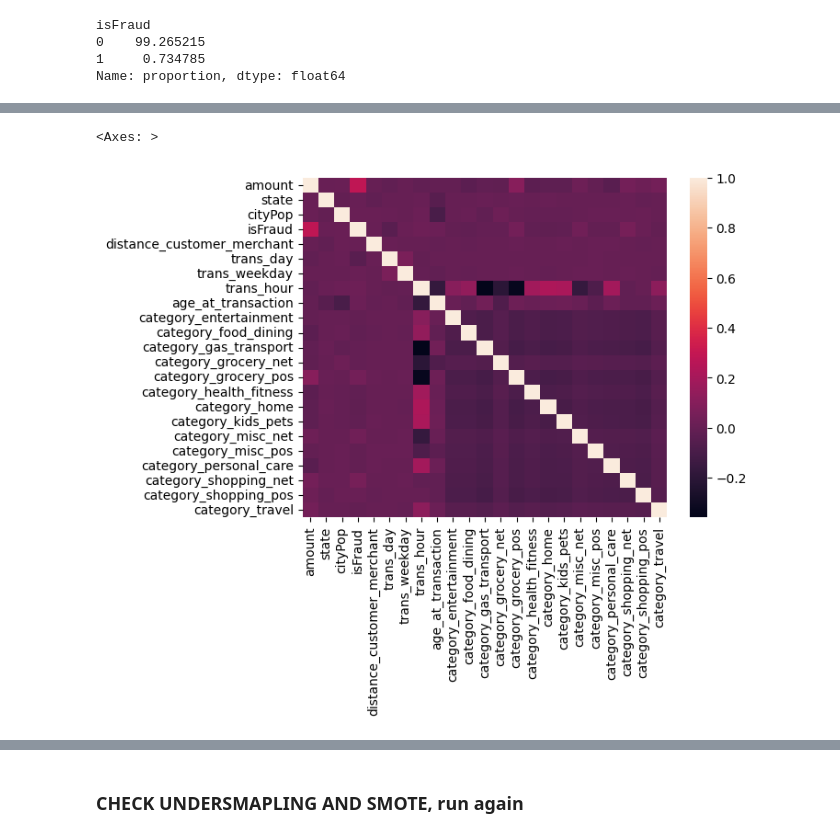
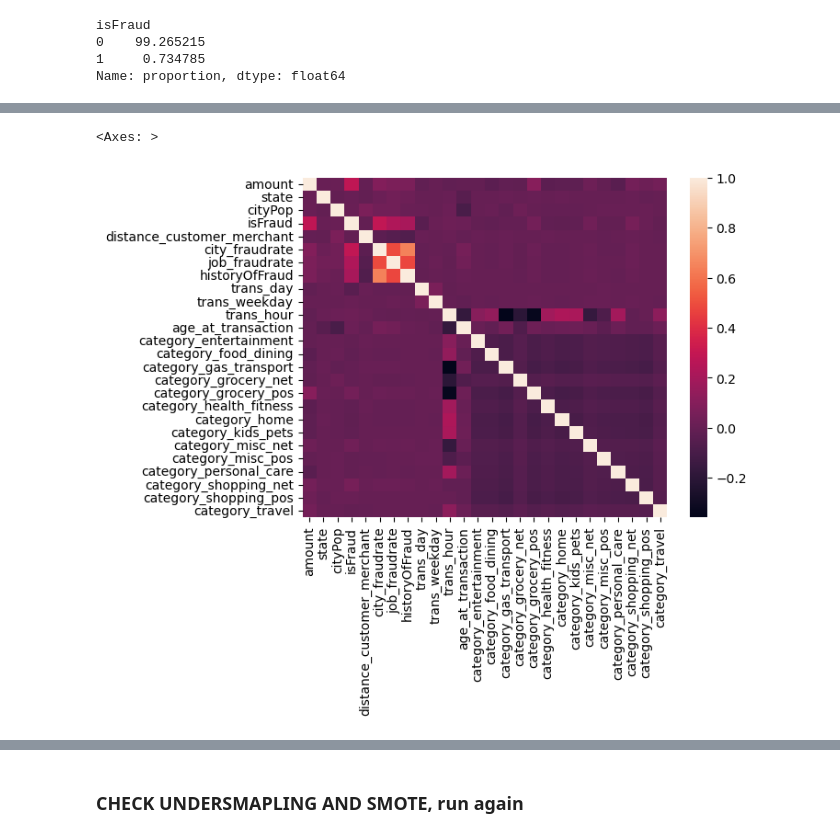
Before and after one commit to mlghammit/DataQuest-2024, a Jupyter notebook: data.ipynb, the cells around one changed output, grey strips where cells are left out. Cells and saved outputs as stored; diff of their text form; code cells hidden in the pictures.

```diff
--- a/data.ipynb
+++ b/data.ipynb
@@ -81,3 +166,5 @@ df.head(3)
+# %%
+df["historyOfFraud"] = df["historyOfFraud"].astype(int)
 # %% [markdown]
 ### Drop non-useful feautures
 # %%
@@ -215,16 +310,16 @@ trans_hour                    0
 age_at_transaction            0
 dtype: int64
 # %%
-df_train = df.drop(columns=[
-    'business',
-    'firstName',
-    'lastName',
-    'gender',
-    'street',
-    'city',
-    'zip',
-    'job'
-])
+df_train = df.drop(
+    columns=[
+        "business",
+        "firstName",
+        "lastName",
+        "gender",
+        "street",
+        "zip",
+    ]
+)
 # %%
 df_train.info()
 # %% [output]
@@ -251,17 +349,21 @@ import pandas as pd
 import numpy as np
 
 # Initialize the OneHotEncoder and LabelEncoder
-onehot_encoder = OneHotEncoder(sparse=False)  # Setting sparse=False ensures the output is a numpy array
+onehot_encoder = OneHotEncoder(
+    sparse=False
+)  # Setting sparse=False ensures the output is a numpy array
 label_encoder_state = LabelEncoder()
 
 # Reshape the 'category' column to a 2D array as OneHotEncoder expects a 2D input
-categories = df_train['category'].values.reshape(-1, 1)
+categories = df_train["category"].values.reshape(-1, 1)
 
 # Fit and transform the 'category' column using OneHotEncoder
 categories_encoded = onehot_encoder.fit_transform(categories)
 
 # Convert the encoded categories back to a DataFrame
-categories_encoded_df = pd.DataFrame(categories_encoded, columns=onehot_encoder.get_feature_names_out(['category']))
+categories_encoded_df = pd.DataFrame(
+    categories_encoded, columns=onehot_encoder.get_feature_names_out(["category"])
+)
 
 # Reset index on your original DataFrame if necessary to ensure indices align when concatenating
 df_train.reset_index(drop=True, inplace=True)
@@ -270,15 +372,20 @@ df_train.reset_index(drop=True, inplace=True)
 df_train_encoded = pd.concat([df_train, categories_encoded_df], axis=1)
 
 # Drop the original 'category' column as it's now encoded
-df_train_encoded.drop('category', axis=1, inplace=True)
+df_train_encoded.drop("category", axis=1, inplace=True)
 
 # Fit and transform the 'state' column using LabelEncoder
-df_train_encoded['state'] = label_encoder_state.fit_transform(df_train_encoded['state'])
+df_train_encoded["state"] = label_encoder_state.fit_transform(df_train_encoded["state"])
 
 # Check the first few rows to verify
 print(df_train_encoded.head())
 
 # Optional: Print the mapping for the 'state' column
-state_mapping = dict(zip(label_encoder_state.classes_, label_encoder_state.transform(label_encoder_state.classes_)))
+state_mapping = dict(
+    zip(
+        label_encoder_state.classes_,
+        label_encoder_state.transform(label_encoder_state.classes_),
+    )
+)
 print("State Mapping:", state_mapping)
 # %% [output]
@@ -336,9 +443,9 @@ df_train_encoded.hist(bins=50, figsize=(20,15));
 # %%
 corr_matrix = df_train_encoded.corr()
-sns.heatmap(corr_matrix)
+sns.heatmap(corr_matrix, yticklabels=True)
 # %% [output]
 <Axes: >
-[figure, old version]
+[figure, new version]
 # %%
 corr_matrix["isFraud"].sort_values(ascending=False)
 # %% [output]
```
Also changed, not shown: parts of 31 cells of this notebook, 4 other files.
